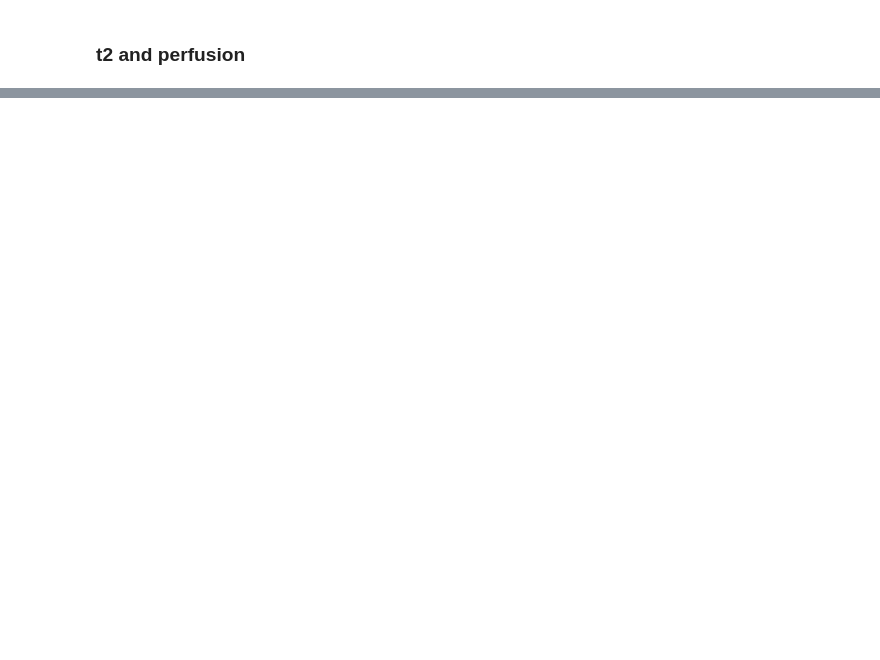
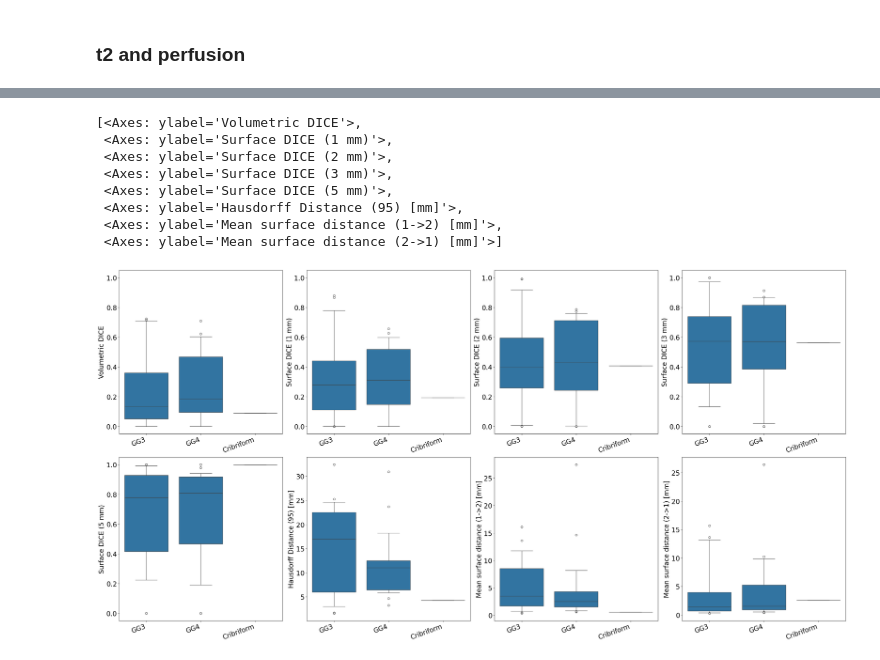
Before and after one commit to Looqes/pca_thesis_project, a Jupyter notebook: notebooks/smart_metrics.ipynb, the cells around one changed output, grey strips where cells are left out. Cells and saved outputs as stored; diff of their text form; code cells hidden in the pictures; blank space fills up the shorter version.

```diff
--- a/notebooks/smart_metrics.ipynb
+++ b/notebooks/smart_metrics.ipynb
@@ -135,0 +147,25 @@ plot_contour_metrics([metrics_df_all_modalities,
+# %%
+plot_contour_metrics([metrics_df_all_modalities],
+                      data_frame_names = ["All modalities",
+                                          "t2 & adc",
+                                          "t2 & perfusion"],
+                      metrics_dict = {
+                          "volumetric_dice": "Volumetric DICE",
+                          "surface_dice_1.0": "Surface DICE (1 mm)",
+                          "surface_dice_2.0": "Surface DICE (2 mm)",
+                          "surface_dice_3.0": "Surface DICE (3 mm)",
+                          "surface_dice_5.0": "Surface DICE (5 mm)",
+                          "hausdorff_distance": "Hausdorff Distance (95) [mm]",
+                          "mean_distance_1_to_2": "Mean surface distance (1->2) [mm]",
+                          "mean_distance_2_to_1": "Mean surface distance (2->1) [mm]"
+                      })
+# %% [output]
+[<Axes: ylabel='Volumetric DICE'>,
+ <Axes: ylabel='Surface DICE (1 mm)'>,
+ <Axes: ylabel='Surface DICE (2 mm)'>,
+ <Axes: ylabel='Surface DICE (3 mm)'>,
+ <Axes: ylabel='Surface DICE (5 mm)'>,
+ <Axes: ylabel='Hausdorff Distance (95) [mm]'>,
+ <Axes: ylabel='Mean surface distance (1->2) [mm]'>,
+ <Axes: ylabel='Mean surface distance (2->1) [mm]'>]
+[figure, added]
```
Also changed, not shown: parts of 14 cells of this notebook, 3 other files.
